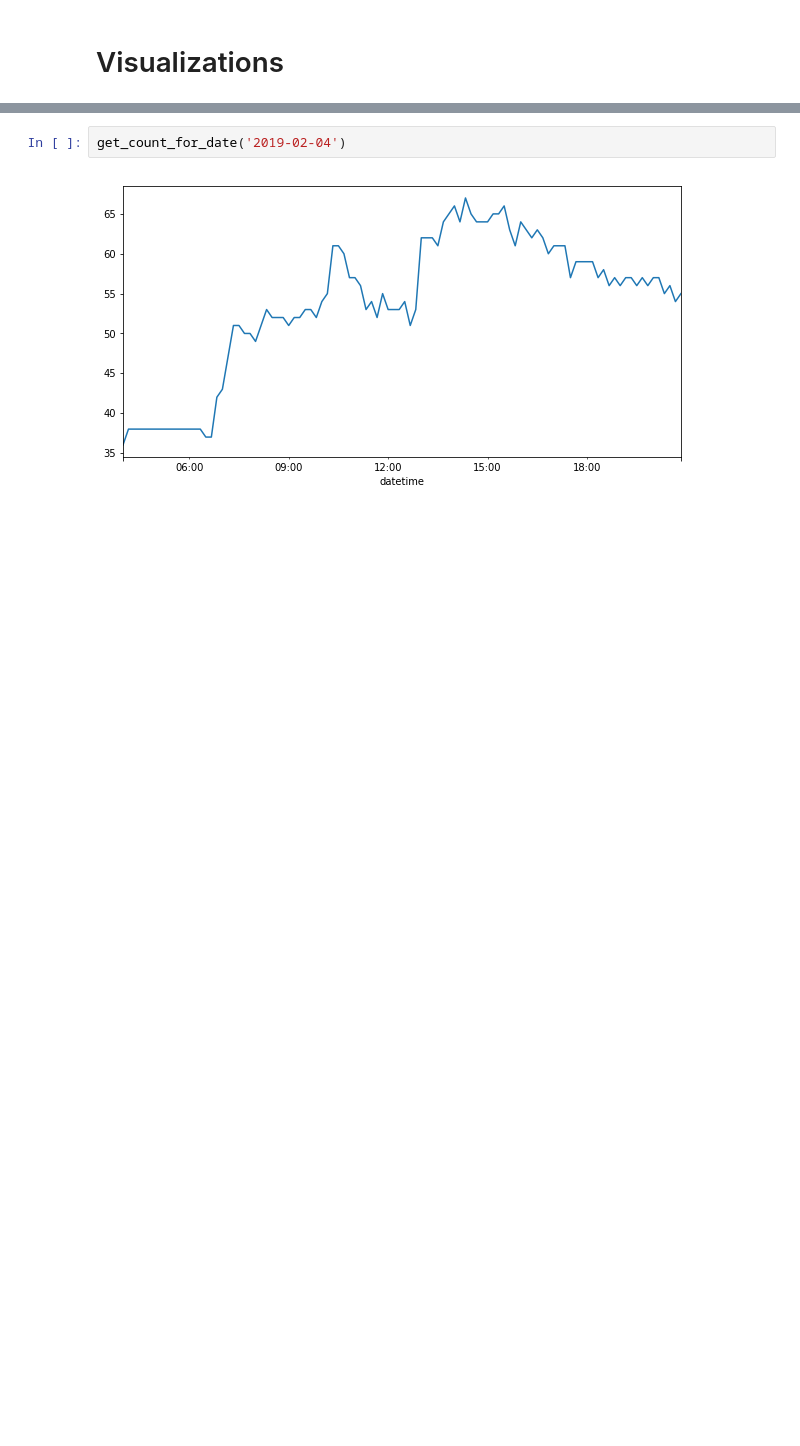
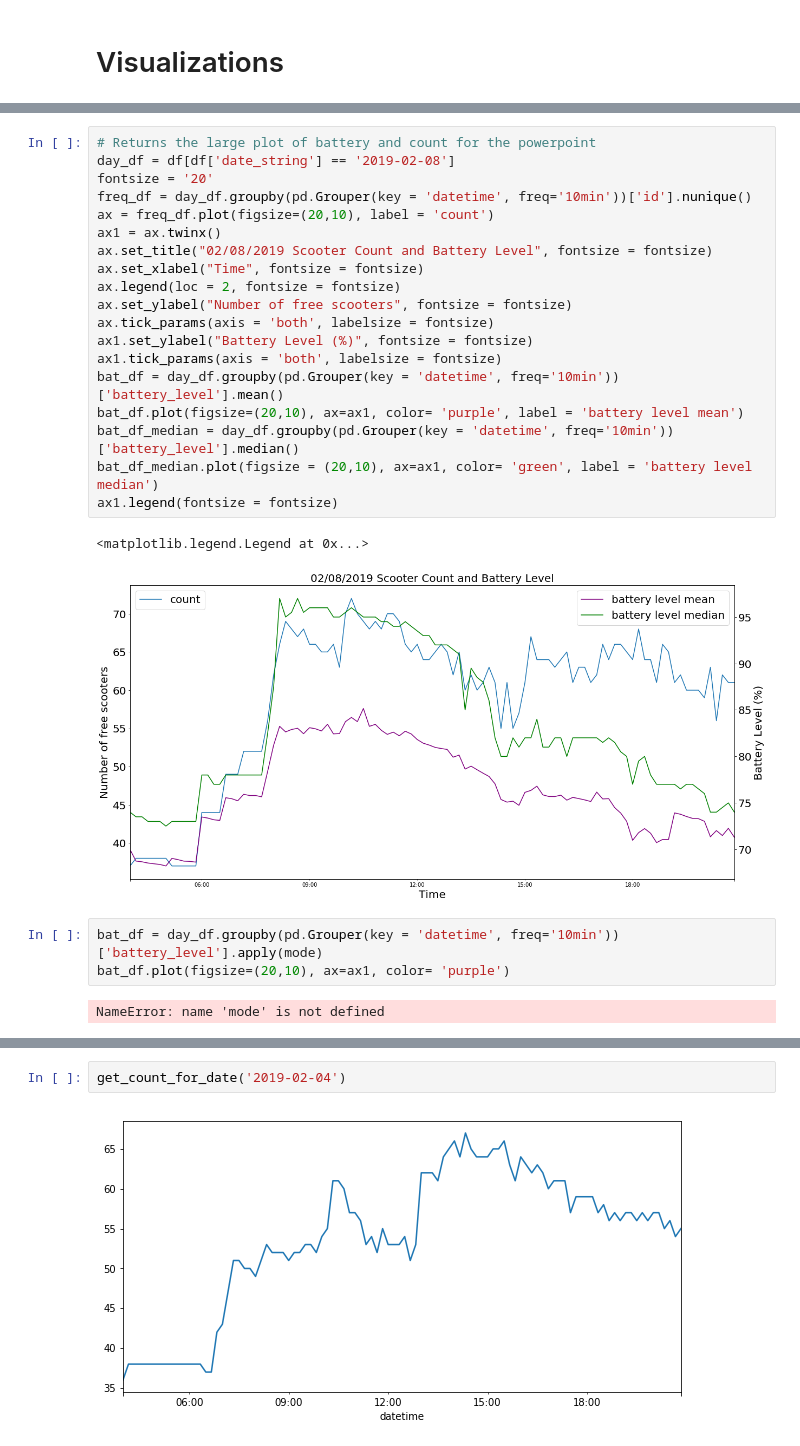
Before and after one commit to brandonapon/birdwatcher, a Jupyter notebook: src/trend_analysis/ride_time_trends.ipynb, the cells around one changed output, grey strips where cells are left out. Drawn from its saved outputs; the diff is of its cells as text; blank space fills up the shorter version.

```diff
--- a/src/trend_analysis/ride_time_trends.ipynb
+++ b/src/trend_analysis/ride_time_trends.ipynb
@@ -100,0 +107,27 @@ bird_df['distance_traveled'] = pd.Series(dist_list)
+# %%
+# Returns the large plot of battery and count for the powerpoint
+day_df = df[df['date_string'] == '2019-02-08']
+fontsize = '20'
+freq_df = day_df.groupby(pd.Grouper(key = 'datetime', freq='10min'))['id'].nunique()
+ax = freq_df.plot(figsize=(20,10), label = 'count')
+ax1 = ax.twinx()
+ax.set_title("02/08/2019 Scooter Count and Battery Level", fontsize = fontsize)
+ax.set_xlabel("Time", fontsize = fontsize)
+ax.legend(loc = 2, fontsize = fontsize)
+ax.set_ylabel("Number of free scooters", fontsize = fontsize)
+ax.tick_params(axis = 'both', labelsize = fontsize)
+ax1.set_ylabel("Battery Level (%)", fontsize = fontsize)
+ax1.tick_params(axis = 'both', labelsize = fontsize)
+bat_df = day_df.groupby(pd.Grouper(key = 'datetime', freq='10min'))['battery_level'].mean()
+bat_df.plot(figsize=(20,10), ax=ax1, color= 'purple', label = 'battery level mean')
+bat_df_median = day_df.groupby(pd.Grouper(key = 'datetime', freq='10min'))['battery_level'].median()
+bat_df_median.plot(figsize = (20,10), ax=ax1, color= 'green', label = 'battery level median')
+ax1.legend(fontsize = fontsize)
+# %% [output]
+<matplotlib.legend.Legend at 0x...>
+[figure, added]
+# %%
+bat_df = day_df.groupby(pd.Grouper(key = 'datetime', freq='10min'))['battery_level'].apply(mode)
+bat_df.plot(figsize=(20,10), ax=ax1, color= 'purple')
+# %% [output]
+NameError: name 'mode' is not defined
```
Also changed, not shown: parts of 9 cells of this notebook, 1 other file.
